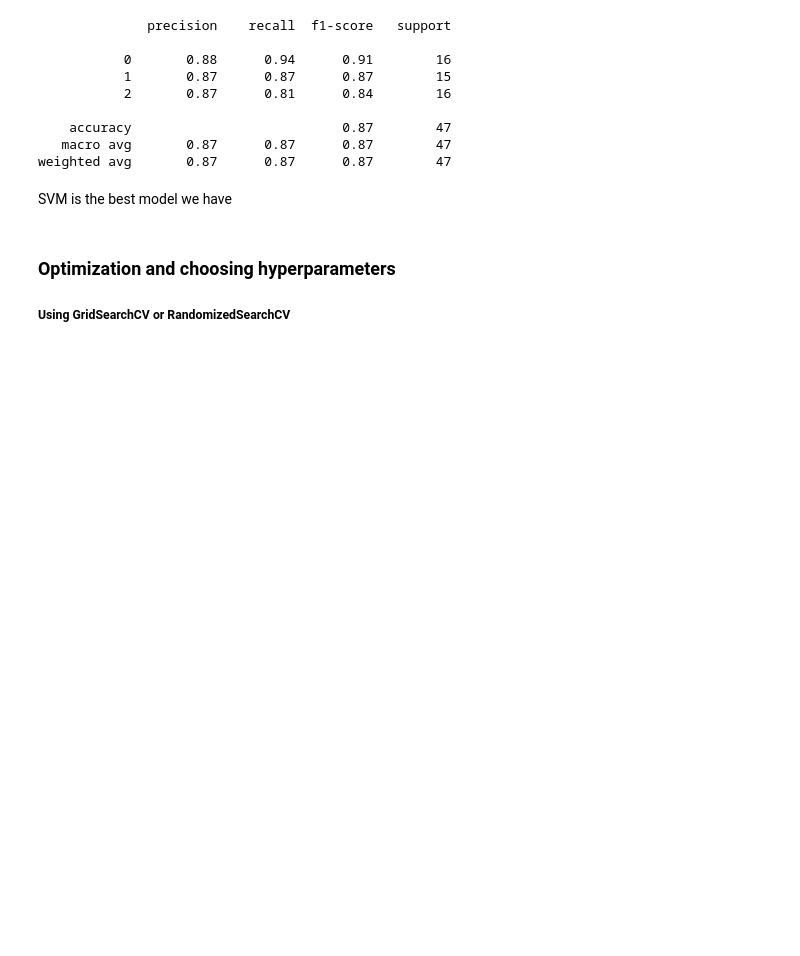
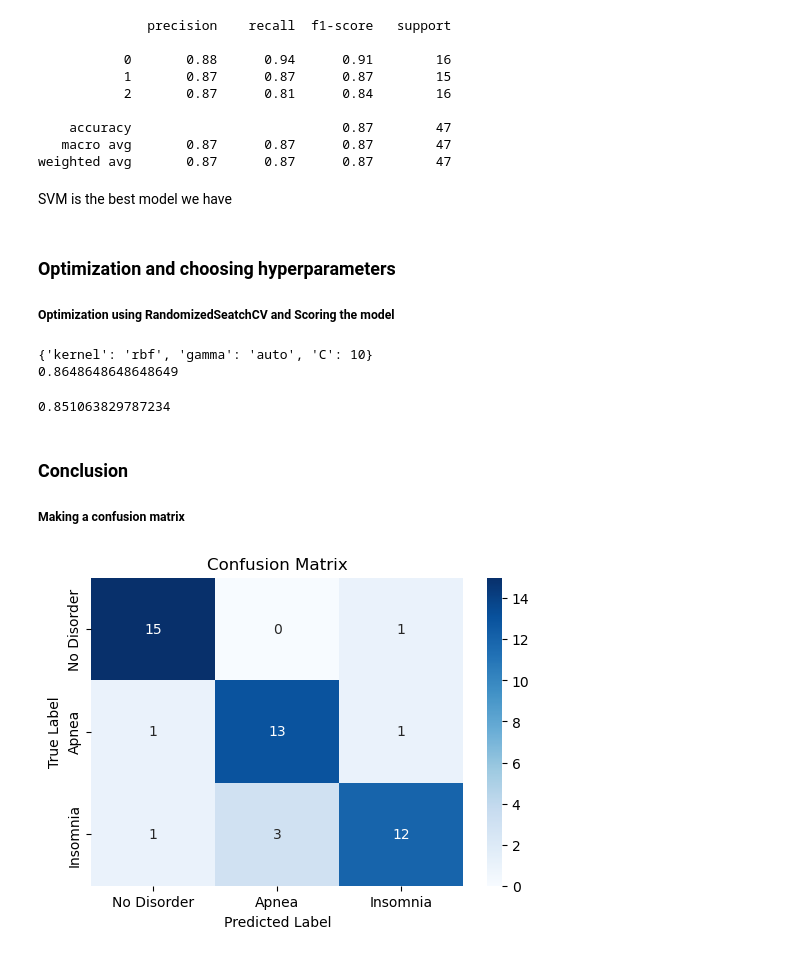
Before and after one commit to Havrylov-Serhii/Sleep_Health_and_Lifestyle, a Jupyter notebook: sleeping.ipynb, the cells around one changed output. Cells and saved outputs as stored; diff of their text form; code cells hidden in the pictures; blank space fills up the shorter version.

Commit message:
Done with the model

```diff
--- a/sleeping.ipynb
+++ b/sleeping.ipynb
@@ -644,4 +642,49 @@ weighted avg       0.87      0.87      0.87        47
 SVM is the best model we have
 # %% [markdown]
 ### Optimization and choosing hyperparameters
-##### Using GridSearchCV or RandomizedSearchCV
+##### Optimization using RandomizedSeatchCV and Scoring the model
+# %%
+from sklearn.model_selection import RandomizedSearchCV
+
+param_grid = {
+    'C': [0.1, 1, 10, 100],
+    'kernel': ['linear', 'rbf','poly'],
+    'gamma': ['scale','auto']
+}
+
+rand_svm = RandomizedSearchCV(SVC(), param_grid, cv=5, n_iter=10, scoring='accuracy', n_jobs=-1, random_state=42)
+rand_svm.fit(X_train, y_train)
+
+print(rand_svm.best_params_)
+print(rand_svm.best_score_)
+# %% [output]
+{'kernel': 'rbf', 'gamma': 'auto', 'C': 10}
+0.8648648648648649
+# %%
+tuned_svm = rand_svm.best_estimator_
+
+y_pred_tuned_svm = tuned_svm.predict(X_test)
+
+accuracy_tuned_svm = accuracy_score(y_test,y_pred_tuned_svm)
+accuracy_tuned_svm
+# %% [output]
+0.851063829787234
+# %% [markdown]
+### Conclusion
+##### Making a confusion matrix
+# %%
+from sklearn import metrics
+
+confusion_matrix = metrics.confusion_matrix(y_test,y_pred_tuned_svm)
+# %%
+plt.figure(figsize=(6,4))
+
+sns.heatmap(confusion_matrix, annot=True, fmt='d', cmap='Blues', xticklabels=['No Disorder','Apnea','Insomnia'], yticklabels=['No Disorder','Apnea','Insomnia'])
+
+plt.xlabel('Predicted Label')
+plt.ylabel('True Label')
+plt.title('Confusion Matrix')
+
+plt.show()
+# %% [output]
+[figure, added]
```
Also changed, not shown: parts of 5 cells of this notebook.
